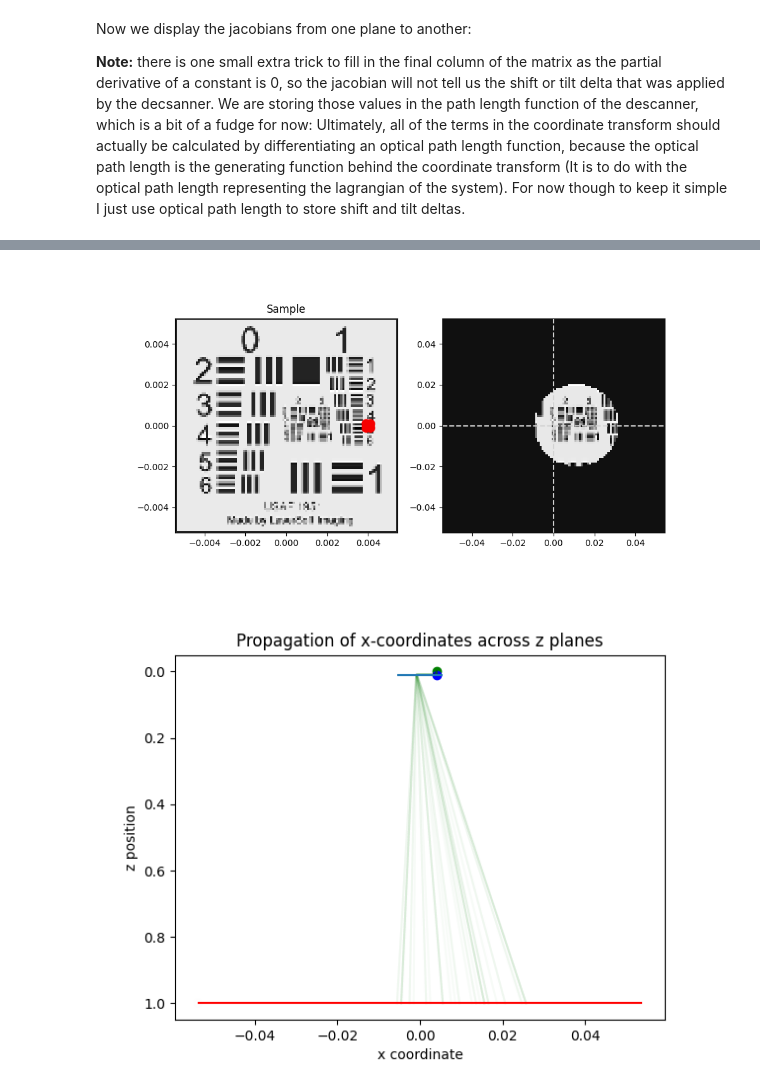
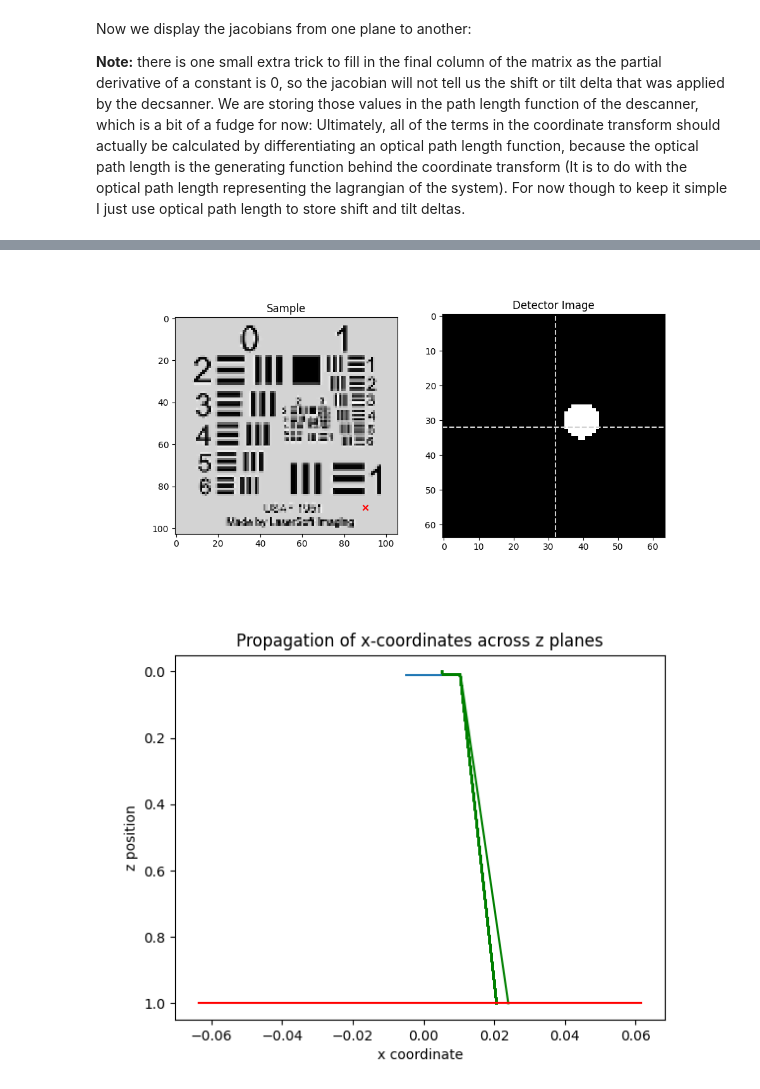
Before and after one commit to TemGym/TemGym, a Jupyter notebook: examples/jax_examples/4Dstem.ipynb, the cells around one changed output, grey strips where cells are left out. Cells and saved outputs as stored; diff of their text form; code cells hidden in the pictures.

```diff
--- a/examples/jax_examples/4Dstem.ipynb
+++ b/examples/jax_examples/4Dstem.ipynb
@@ -9,13 +9,14 @@ from jax.scipy.interpolate import RegularGridInterpolator
 import temgymbasic.jax_components as comp
 from temgymbasic.jax_run import run_to_end, run_to_component
 from temgymbasic.jax_ray import Ray, propagate
-from temgymbasic.jax_utils import get_pytree_idx_from_model
+from temgymbasic.jax_utils import get_pytree_idx_from_model, get_pixel_coords
 import matplotlib.pyplot as plt
 
+import tqdm.auto as tqdm
 %matplotlib widget
 import numpy as np
 
-jax.config.update("jax_enable_x64", True)
+# jax.config.update("jax_enable_x64", True)
 # %%
 import sympy as sp
 x_out, y_out, theta_x_out, theta_y_out = sp.symbols('x_out y_out theta_x_out theta_y_out')
@@ -388,23 +426,0 @@ Now we are going to display some of the expressions that allow us to go back and
-# %%
-
-semi_conv = 0.02
-scan_position = (0.004, 0.000)
-
-# Now for the most important function in here:
-input_slopes_x, input_slopes_y, mask = find_input_slopes_that_that_hit_detpx_from_pt_source_with_semiconv(detector_coords, scan_position, semi_conv, total_forward[0])
-
-# Make the input rays we can run through one last time in the model to find positions at sample and detector
-rays_at_source_with_semi_conv = jnp.vstack([
-    jnp.full(len(input_slopes_x), scan_position[0]),
-    jnp.full(len(input_slopes_y), scan_position[1]),
-    input_slopes_x,
-    input_slopes_y,
-    jnp.ones_like(input_slopes_x)
-])
-mask = mask.reshape((image.shape[0], image.shape[1]))
-detector_image = np.zeros((image.shape[0], image.shape[1]))
-detector_image[mask] = image[mask]
-# # Flatten the detector_image and assign values based on the mask
-# detector_image_flat = detector_image.flatten()
-# detector_image_flat[mask] = image[mask]
-# detector_image = detector_image_flat.reshape((image.shape[0], image.shape[1]))
@@ -471,31 +514,33 @@ def map_rays_to_image(image, image_pixel_size, det_pixel_size,
 # %%
+scan_idx_x, scan_idx_y = 90, 90
+det_image_selected = fourdstem_array[scan_idx_y, scan_idx_x]
 fig, ax = plt.subplots(1, 2, figsize=(10, 5))
-ax[0].imshow(image, cmap='gray', extent=[sample_coords_x[0] - image_pixel_size / 2, sample_coords_x[-1] + image_pixel_size / 2, sample_coords_y[0] - image_pixel_size / 2, sample_coords_y[-1] + image_pixel_size / 2])
-ax[0].scatter(ray_sample_coords_x, ray_sample_coords_y, c='r', marker='x', alpha=0.1)
+ax[0].imshow(np.abs(sample_image),
+             cmap='gray')
+ax[0].scatter(scan_idx_x, scan_idx_y, c='r', marker='x', alpha=1)
 ax[0].set_title('Sample')
 
-ax[1].imshow(detector_image, cmap='gray', extent=[det_coords_x[0] - det_pixel_size / 2, det_coords_x[-1] + det_pixel_size / 2, det_coords_y[0] - det_pixel_size / 2, det_coords_y[-1] + det_pixel_size / 2])
-ax[1].scatter(ray_det_coords_x, ray_det_coords_y, c='g', marker='x', alpha=0)
-ax[1].axhline(0, color='lightgrey', linestyle='--')
-ax[1].axvline(0, color='lightgrey', linestyle='--')
-# ax[1].set_title('Detector Image')
+ax[1].imshow(np.abs(det_image_selected), cmap='gray')
+ax[1].axhline(detector_image.shape[0]/2, color='lightgrey', linestyle='--')
+ax[1].axvline(detector_image.shape[1]/2, color='lightgrey', linestyle='--')
+ax[1].set_title('Detector Image')
 plt.show()
 # %% [output]
-[figure, old version]
+[figure, new version]
 # %%
-
+num_rays = xs.shape[-1]
 plt.figure()
-for ray in range(0, num_rays, 30):
-    plt.plot(xs[:, ray], zs, color = 'g', alpha=0.03)
+for ray in range(0, num_rays, 100):
+    plt.plot(xs[:, ray], zs, color = 'g', alpha=1)
 
 plt.hlines(zs[-1], det_coords_x[0], det_coords_x[-1], color='r', label='Detector')
 plt.hlines(zs[1], sample_coords_x[0], sample_coords_x[-1])
-plt.scatter(det_coords_x[0], jnp.full(det_coords_x[0].shape, zs[-1]),
-            color='k',
-            label='Detector Pixels',
-            alpha=0.005)
-plt.scatter(scan_position[0], crossover_z, color='g', label='Crossover')
-plt.scatter(scan_position[0], defocus, color='b', label='Sample')
+# plt.scatter(det_coords_x[0], jnp.full(det_coords_x[0].shape, zs[-1]),
+#             color='k',
+#             label='Detector Pixels',
+#             alpha=0.005)
+# plt.scatter(scan_position[0], crossover_z, color='g', label='Crossover')
+# plt.scatter(scan_position[0], defocus, color='b', label='Sample')
 
 plt.xlabel('x coordinate')
 plt.ylabel('z position')
@@ -503,4 +548,4 @@ plt.title('Propagation of x-coordinates across z planes')
 plt.gca().invert_yaxis()  # Invert the z-axis (display)
 plt.show()
 # %% [output]
-[figure, old version]
+[figure, new version]
```
Also changed, not shown: parts of 19 cells of this notebook, 3 other files.
